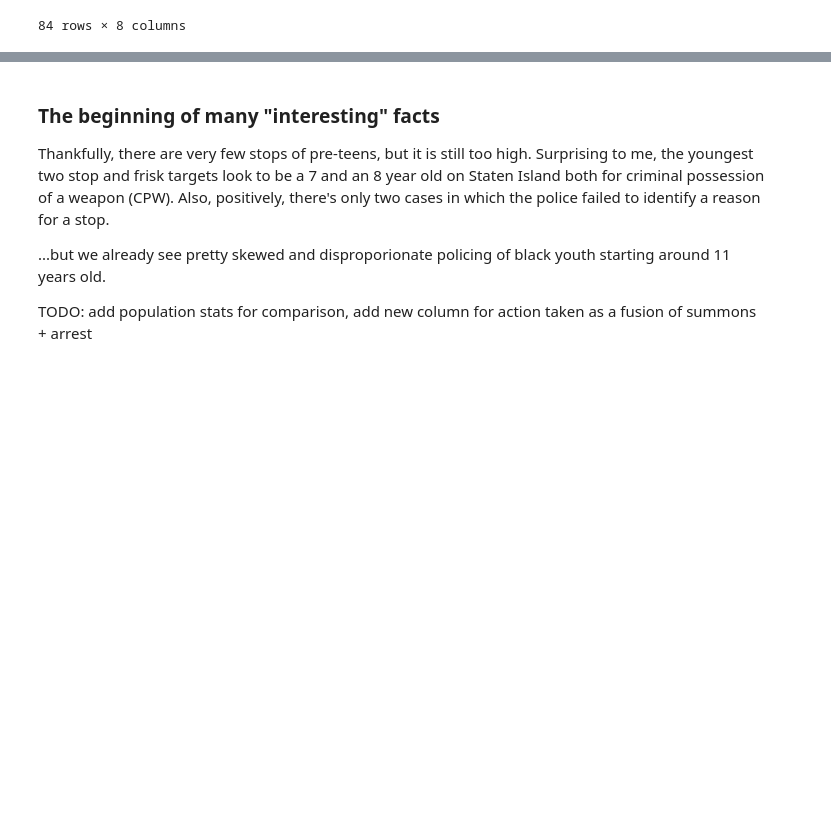
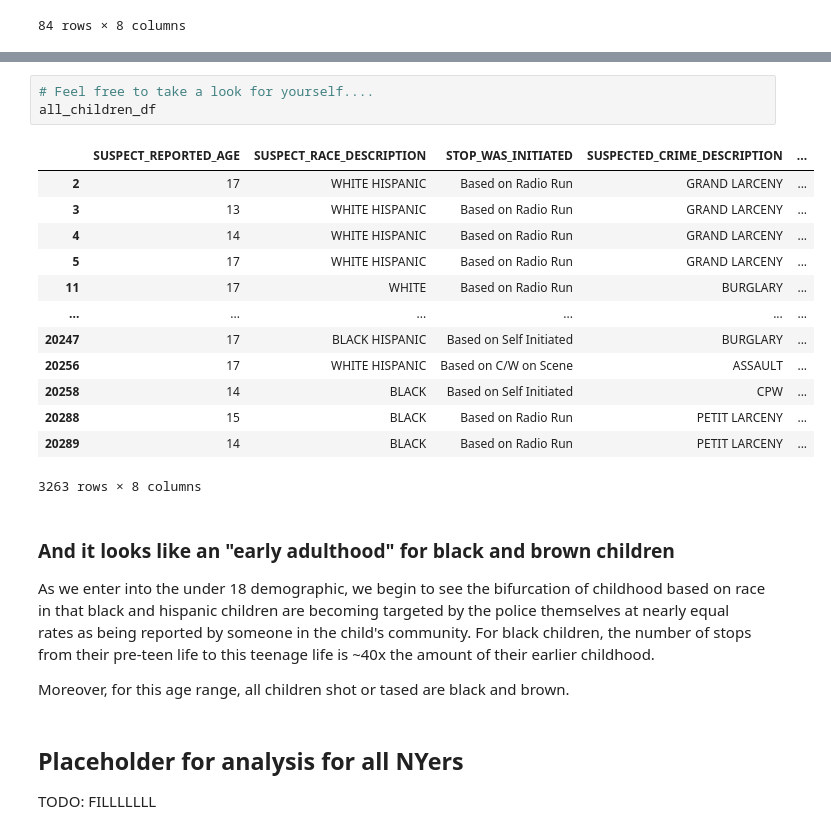
Before and after one commit to gbangban/ml-supervised-kim, a Jupyter notebook: notebook.ipynb, the cells around one changed output, grey strips where cells are left out. Drawn from its saved outputs; the diff is of its cells as text; blank space fills up the shorter version.

```diff
--- a/notebook.ipynb
+++ b/notebook.ipynb
@@ -683,7 +901,25 @@ under_13_df[['SUSPECT_REPORTED_AGE', 'SUSPECT_RACE_DESCRIPTION', 'SUSPECTED_CRIM
+# %%
+# Feel free to take a look for yourself....
+all_children_df
+# %% [output]
+|  | SUSPECT_REPORTED_AGE | SUSPECT_RACE_DESCRIPTION | STOP_WAS_INITIATED | SUSPECTED_CRIME_DESCRIPTION | ... |
+| 2 | 17 | WHITE HISPANIC | Based on Radio Run | GRAND LARCENY | ... |
+| 3 | 13 | WHITE HISPANIC | Based on Radio Run | GRAND LARCENY | ... |
+| 4 | 14 | WHITE HISPANIC | Based on Radio Run | GRAND LARCENY | ... |
+| 5 | 17 | WHITE HISPANIC | Based on Radio Run | GRAND LARCENY | ... |
+| 11 | 17 | WHITE | Based on Radio Run | BURGLARY | ... |
+| ... | ... | ... | ... | ... | ... |
+| 20247 | 17 | BLACK HISPANIC | Based on Self Initiated | BURGLARY | ... |
+| 20256 | 17 | WHITE HISPANIC | Based on C/W on Scene | ASSAULT | ... |
+| 20258 | 14 | BLACK | Based on Self Initiated | CPW | ... |
+| 20288 | 15 | BLACK | Based on Radio Run | PETIT LARCENY | ... |
+| 20289 | 14 | BLACK | Based on Radio Run | PETIT LARCENY | ... |
+3263 rows × 8 columns
 # %% [markdown]
-### The beginning of many "interesting" facts
-Thankfully, there are very few stops of pre-teens, but it is still too high.  Surprising to me, the youngest two stop and frisk targets look to be a 7 and an 8 year old on Staten Island both for criminal possession of a weapon (CPW). Also, positively, there's only two cases in which the police failed to identify a reason for a stop.
+### And it looks like an "early adulthood" for black and brown children
+As we enter into the under 18 demographic, we begin to see the bifurcation of childhood based on race in that black and hispanic children are becoming targeted by the police themselves at nearly equal rates as being reported by someone in the child's community.  For black children, the number of stops from their pre-teen life to this teenage life is ~40x the amount of their earlier childhood.
 
-...but we already see pretty skewed and disproporionate policing of black youth starting around 11 years old.
-
-TODO: add population stats for comparison, add new column for action taken as a fusion of summons + arrest
+Moreover, for this age range, all children shot or tased are black and brown.
+# %% [markdown]
+## Placeholder for analysis for all NYers
+TODO: FILLLLLLL
```
Also changed, not shown: parts of 26 cells of this notebook.
